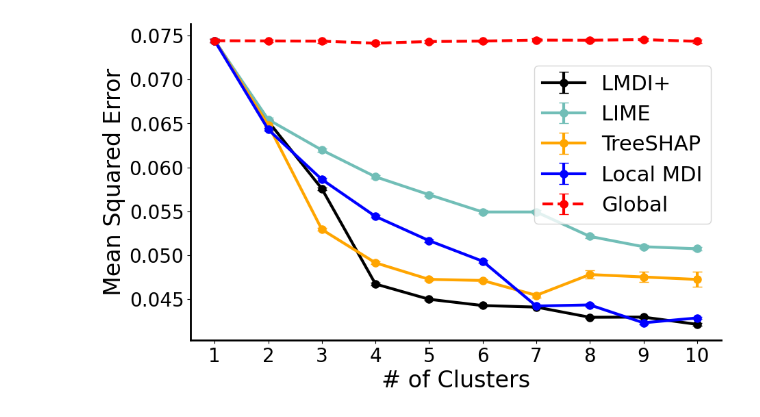
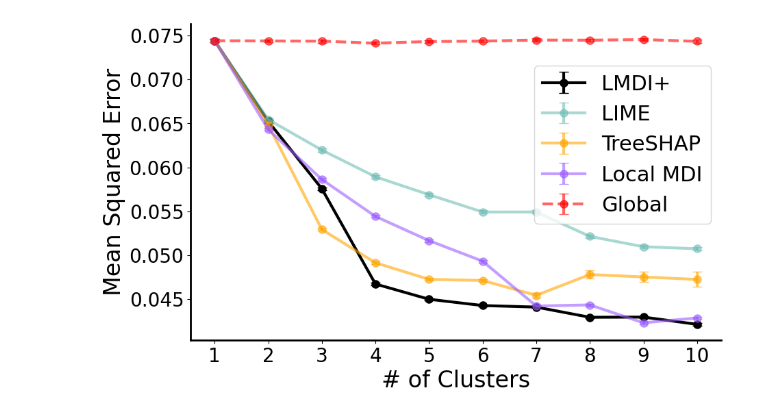
Before and after one commit to Yu-Group/imodels-experiments, a Jupyter notebook: feature_importance/subgroup/compile-results/cluster-plot-rf.ipynb, the cells around one changed output. Drawn from its saved outputs; the diff is of its cells as text; code cells hidden in the pictures.

```diff
--- a/feature_importance/subgroup/compile-results/cluster-plot-rf.ipynb
+++ b/feature_importance/subgroup/compile-results/cluster-plot-rf.ipynb
@@ -27,8 +27,7 @@ color_map = {
     'lime': '#71BEB7',
     'shap': 'orange',
     'maple': 'green',
-    'lmdi_baseline': '#9B5DFF',
-    'lmdi_sutera': 'blue',
+    'lmdi_sutera': '#9B5DFF',
     'random': 'gray',
     'global_elastic_norank': 'red'
 }
@@ -96,33 +95,38 @@ plt.gca().spines['right'].set_visible(False)
 # set y-axis max to 0.08
 # plt.ylim(bottom=0.042, top=0.077)
 
 # plot each column as a separate line with error bars
 for col in mean_df.columns:
     if methods_name[col] in ['Random', 'LMDI'] :
         continue
     if methods_name[col] == "Global":
         linestyle = "dashed"
     else:
         linestyle = "solid"
+    if methods_name[col] == "LMDI+":
+        alpha = 1.0
+    else:
+        alpha = 0.6
     plt.errorbar(x_values, mean_df[col], yerr=sd_df[col],
                  label=methods_name[col], color=color_map[col],
-                capsize=5, fmt='o', linestyle=linestyle, linewidth=3, markersize=8)
+                capsize=5, fmt='o', linestyle=linestyle, linewidth=3,
+                markersize=8, alpha=alpha)
 
 # adding labels and title
 plt.xlabel("# of Clusters", fontsize=24)
 plt.ylabel("Mean Squared Error", fontsize=24)
 
 # only put x-axis ticks on integers
 plt.xticks(x_values)
 # make x tick labels larger
 plt.xticks(fontsize=20)
 plt.yticks(fontsize=20)
 
 # locate legend on right with y = 0.07
 
 plt.legend(loc='upper right', bbox_to_anchor=(1, 0.9), fontsize=22)
 
-# plt.savefig("images/subgroup_error.pdf", format='pdf', bbox_inches='tight')
+plt.savefig("images/subgroup_error.pdf", format='pdf', bbox_inches='tight')
 plt.show()
 # %% [output]
-[figure, old version]
+[figure, new version]
```
Also changed, not shown: 14 other files.
